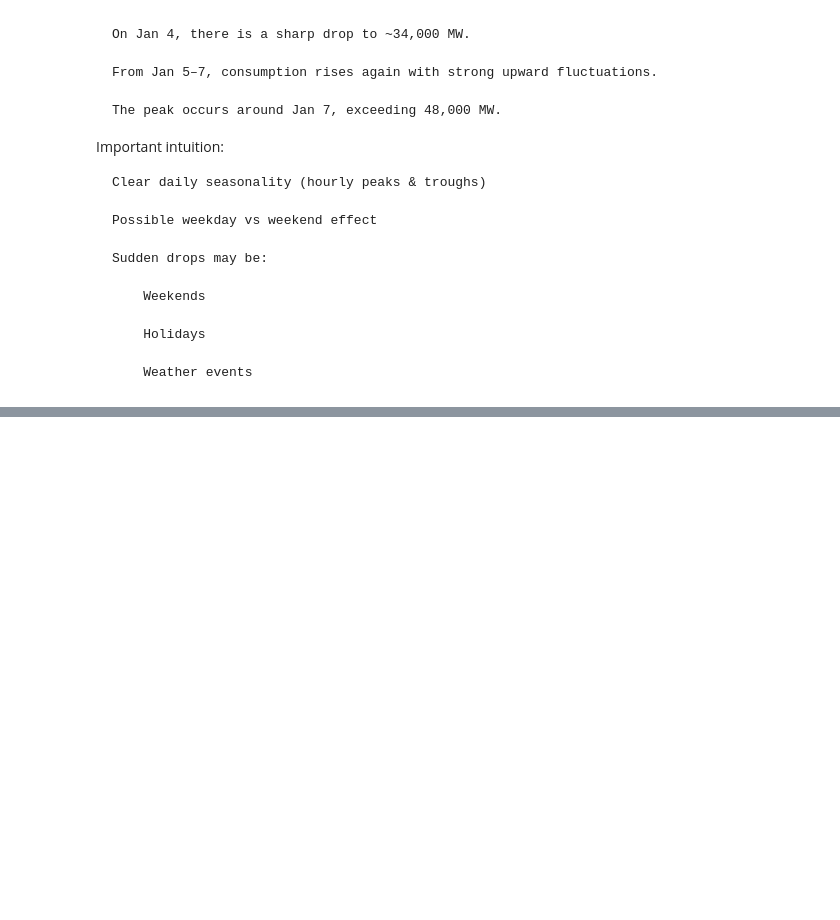
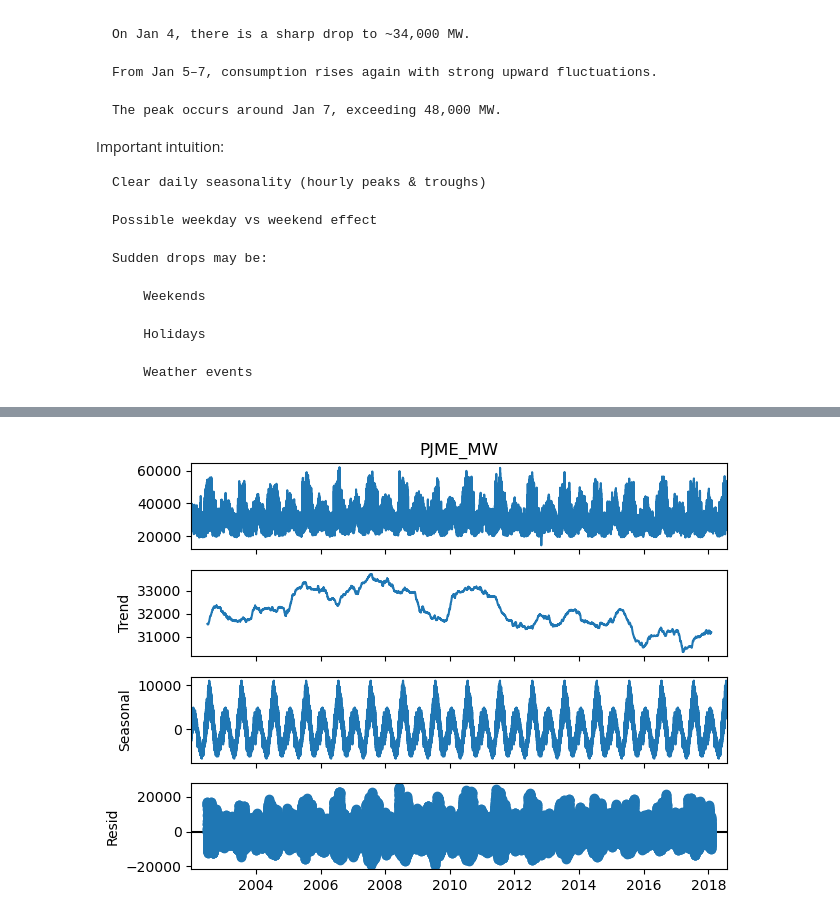
Before and after one commit to hassanh7n/TSA, a Jupyter notebook: notebooks/02_TS.ipynb, the cells around one changed output, grey strips where cells are left out. Saved outputs shown, nothing was run; the diff lists cells and outputs as text; code cells hidden in the pictures; blank space fills up the shorter version.

```diff
--- a/notebooks/02_TS.ipynb
+++ b/notebooks/02_TS.ipynb
@@ -202,0 +259,11 @@ Important intuition:
+# %%
+decomp_yearly = seasonal_decompose(
+    df_decomp['PJME_MW'],
+    model='additive',
+    period=24*365
+)
+
+decomp_yearly.plot()
+plt.show()
+# %% [output]
+[figure, added]
```
Also changed, not shown: parts of 13 cells of this notebook.
